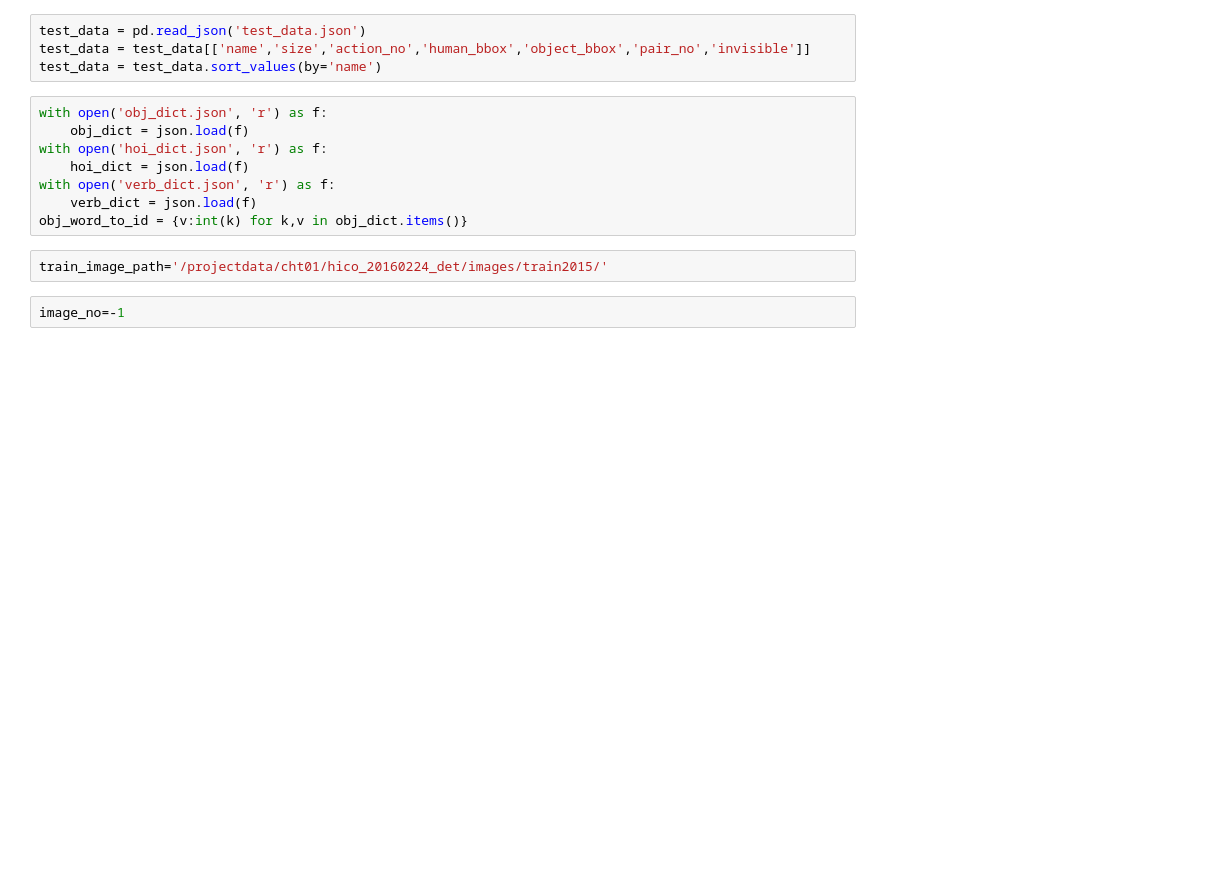
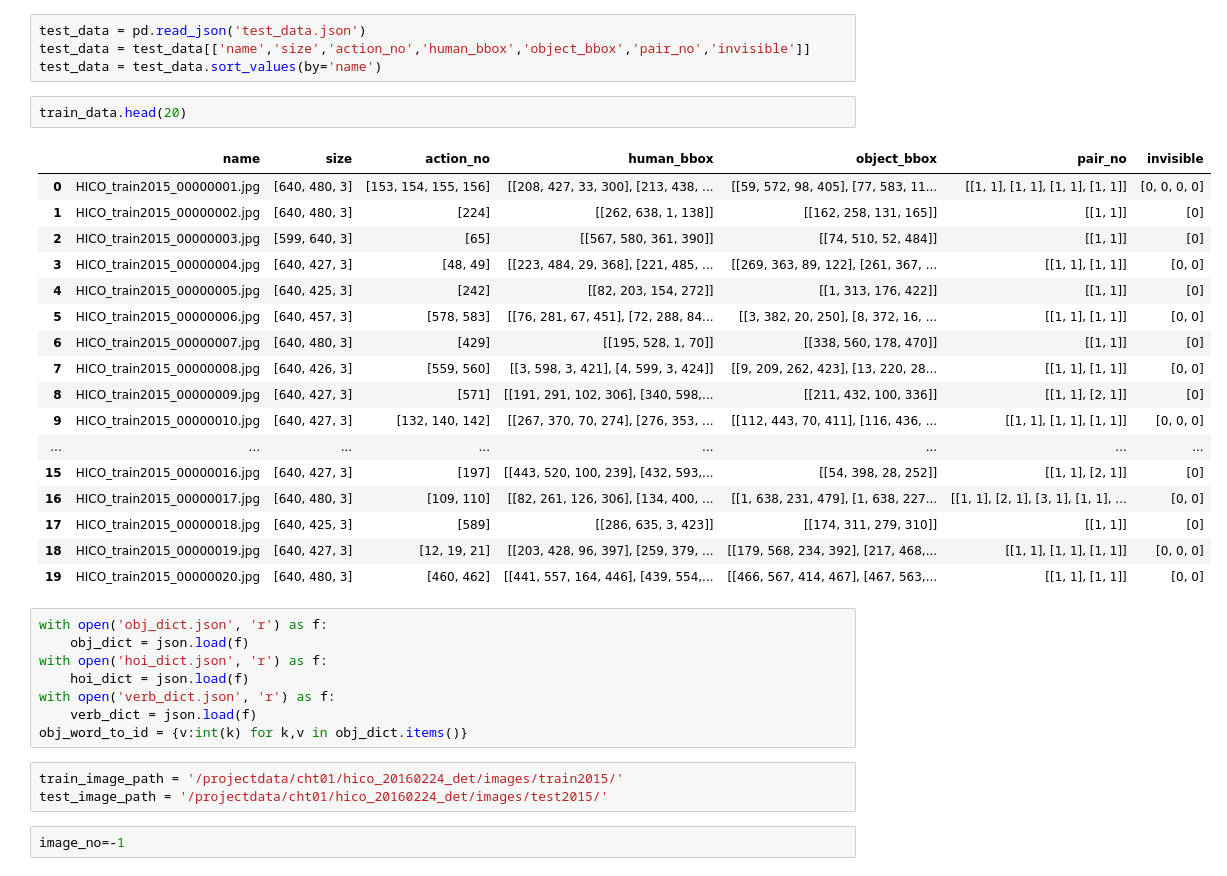
Before and after one commit to harryhowiefish/hoi_challenge, a Jupyter notebook: anno_prep.ipynb, the cells around one changed output. Saved outputs shown, nothing was run; the diff lists cells and outputs as text; blank space fills up the shorter version.

```diff
--- a/anno_prep.ipynb
+++ b/anno_prep.ipynb
@@ -15,6 +15,26 @@ train_data = train_data.sort_values(by='name')
 test_data = pd.read_json('test_data.json')
 test_data = test_data[['name','size','action_no','human_bbox','object_bbox','pair_no','invisible']]
 test_data = test_data.sort_values(by='name')
+# %%
+train_data.head(20)
+# %% [output]
+|  | name | size | action_no | human_bbox | object_bbox | pair_no | invisible |
+| 0 | HICO_train2015_00000001.jpg | [640, 480, 3] | [153, 154, 155, 156] | [[208, 427, 33, 300], [213, 438, ... | [[59, 572, 98, 405], [77, 583, 11... | [[1, 1], [1, 1], [1, 1], [1, 1]] | [0, 0, 0, 0] |
+| 1 | HICO_train2015_00000002.jpg | [640, 480, 3] | [224] | [[262, 638, 1, 138]] | [[162, 258, 131, 165]] | [[1, 1]] | [0] |
+| 2 | HICO_train2015_00000003.jpg | [599, 640, 3] | [65] | [[567, 580, 361, 390]] | [[74, 510, 52, 484]] | [[1, 1]] | [0] |
+| 3 | HICO_train2015_00000004.jpg | [640, 427, 3] | [48, 49] | [[223, 484, 29, 368], [221, 485, ... | [[269, 363, 89, 122], [261, 367, ... | [[1, 1], [1, 1]] | [0, 0] |
+| 4 | HICO_train2015_00000005.jpg | [640, 425, 3] | [242] | [[82, 203, 154, 272]] | [[1, 313, 176, 422]] | [[1, 1]] | [0] |
+| 5 | HICO_train2015_00000006.jpg | [640, 457, 3] | [578, 583] | [[76, 281, 67, 451], [72, 288, 84... | [[3, 382, 20, 250], [8, 372, 16, ... | [[1, 1], [1, 1]] | [0, 0] |
+| 6 | HICO_train2015_00000007.jpg | [640, 480, 3] | [429] | [[195, 528, 1, 70]] | [[338, 560, 178, 470]] | [[1, 1]] | [0] |
+| 7 | HICO_train2015_00000008.jpg | [640, 426, 3] | [559, 560] | [[3, 598, 3, 421], [4, 599, 3, 424]] | [[9, 209, 262, 423], [13, 220, 28... | [[1, 1], [1, 1]] | [0, 0] |
+| 8 | HICO_train2015_00000009.jpg | [640, 427, 3] | [571] | [[191, 291, 102, 306], [340, 598,... | [[211, 432, 100, 336]] | [[1, 1], [2, 1]] | [0] |
+| 9 | HICO_train2015_00000010.jpg | [640, 427, 3] | [132, 140, 142] | [[267, 370, 70, 274], [276, 353, ... | [[112, 443, 70, 411], [116, 436, ... | [[1, 1], [1, 1], [1, 1]] | [0, 0, 0] |
+| ... | ... | ... | ... | ... | ... | ... | ... |
+| 15 | HICO_train2015_00000016.jpg | [640, 427, 3] | [197] | [[443, 520, 100, 239], [432, 593,... | [[54, 398, 28, 252]] | [[1, 1], [2, 1]] | [0] |
+| 16 | HICO_train2015_00000017.jpg | [640, 480, 3] | [109, 110] | [[82, 261, 126, 306], [134, 400, ... | [[1, 638, 231, 479], [1, 638, 227... | [[1, 1], [2, 1], [3, 1], [1, 1], ... | [0, 0] |
+| 17 | HICO_train2015_00000018.jpg | [640, 425, 3] | [589] | [[286, 635, 3, 423]] | [[174, 311, 279, 310]] | [[1, 1]] | [0] |
+| 18 | HICO_train2015_00000019.jpg | [640, 427, 3] | [12, 19, 21] | [[203, 428, 96, 397], [259, 379, ... | [[179, 568, 234, 392], [217, 468,... | [[1, 1], [1, 1], [1, 1]] | [0, 0, 0] |
+| 19 | HICO_train2015_00000020.jpg | [640, 480, 3] | [460, 462] | [[441, 557, 164, 446], [439, 554,... | [[466, 567, 414, 467], [467, 563,... | [[1, 1], [1, 1]] | [0, 0] |
 # %%
 with open('obj_dict.json', 'r') as f:
     obj_dict = json.load(f)
@@ -24,7 +44,8 @@ with open('verb_dict.json', 'r') as f:
     verb_dict = json.load(f)
 obj_word_to_id = {v:int(k) for k,v in obj_dict.items()}
 # %%
-train_image_path='/projectdata/cht01/hico_20160224_det/images/train2015/'
+train_image_path = '/projectdata/cht01/hico_20160224_det/images/train2015/'
+test_image_path = '/projectdata/cht01/hico_20160224_det/images/test2015/'
 # %%
 image_no=-1
 # %%
```
Also changed, not shown: parts of 5 cells of this notebook, 11 other files.
